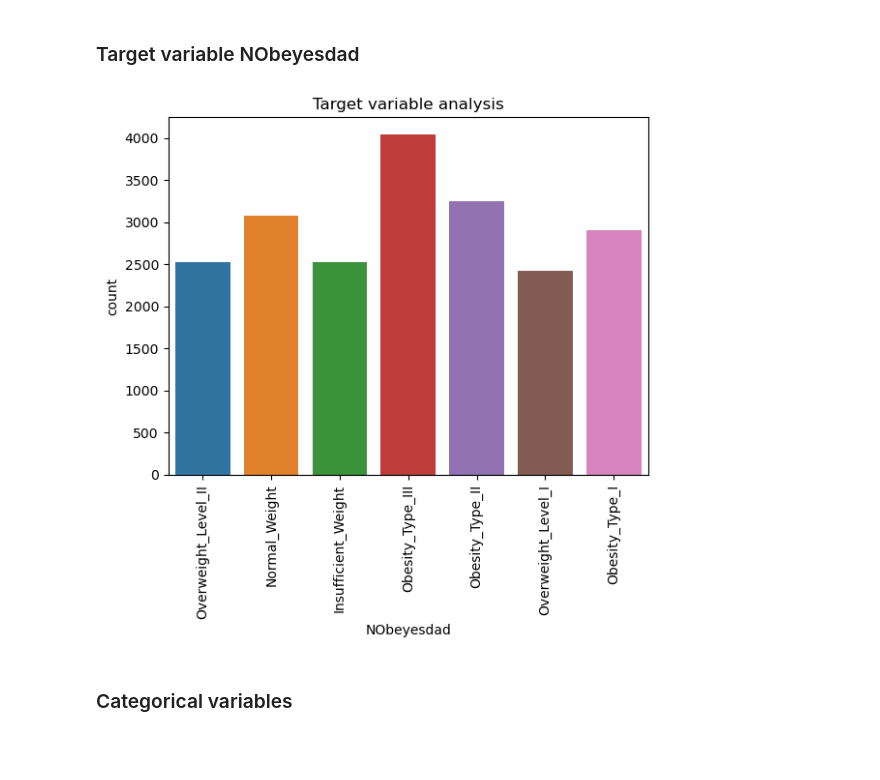
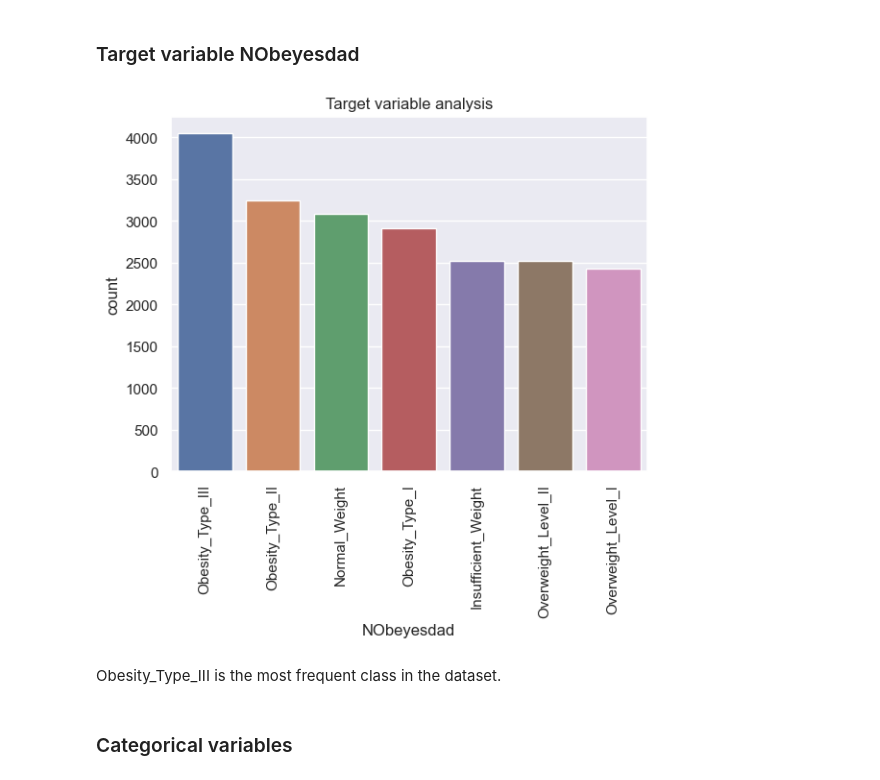
Before and after one commit to lu-julia/data-science-projects, a Jupyter notebook: Obesity Risk Prediction/obesity_risk_prediction.ipynb, the cells around one changed output. Saved outputs shown, nothing was run; the diff lists cells and outputs as text; code cells hidden in the pictures; blank space fills up the shorter version.

```diff
--- a/Obesity Risk Prediction/obesity_risk_prediction.ipynb
+++ b/Obesity Risk Prediction/obesity_risk_prediction.ipynb
@@ -153,12 +153,15 @@ df_train.describe()
 # %% [markdown]
 ### Target variable NObeyesdad
 # %%
-sns.countplot(x='NObeyesdad',data=df_train)
+sns.set(style='darkgrid')
+sns.countplot(x='NObeyesdad', data=df_train, order=df_train['NObeyesdad'].value_counts().index)
 plt.xticks(rotation=90)
 plt.title("Target variable analysis")
 plt.show()
 # %% [output]
-[figure, old version]
+[figure, new version]
+# %% [markdown]
+Obesity_Type_III is the most frequent class in the dataset.
 # %% [markdown]
 ### Categorical variables
 # %%
```
Also changed, not shown: parts of 17 cells of this notebook.
